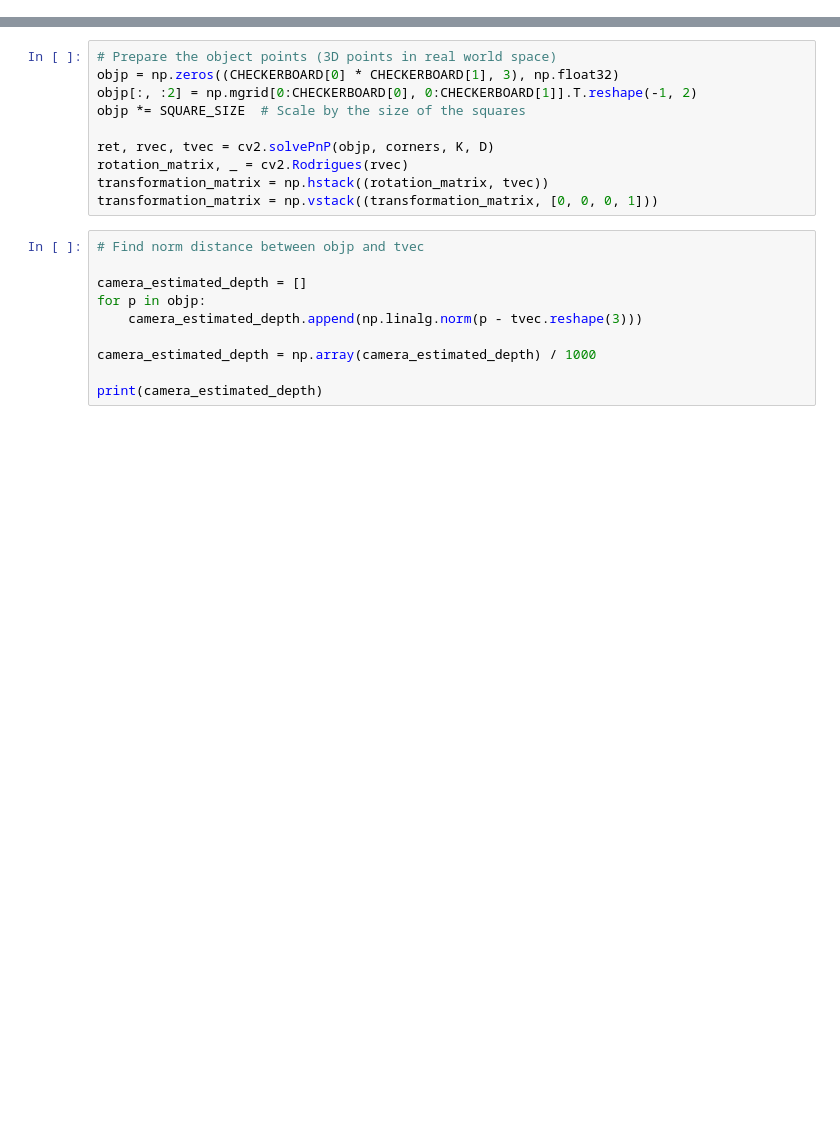
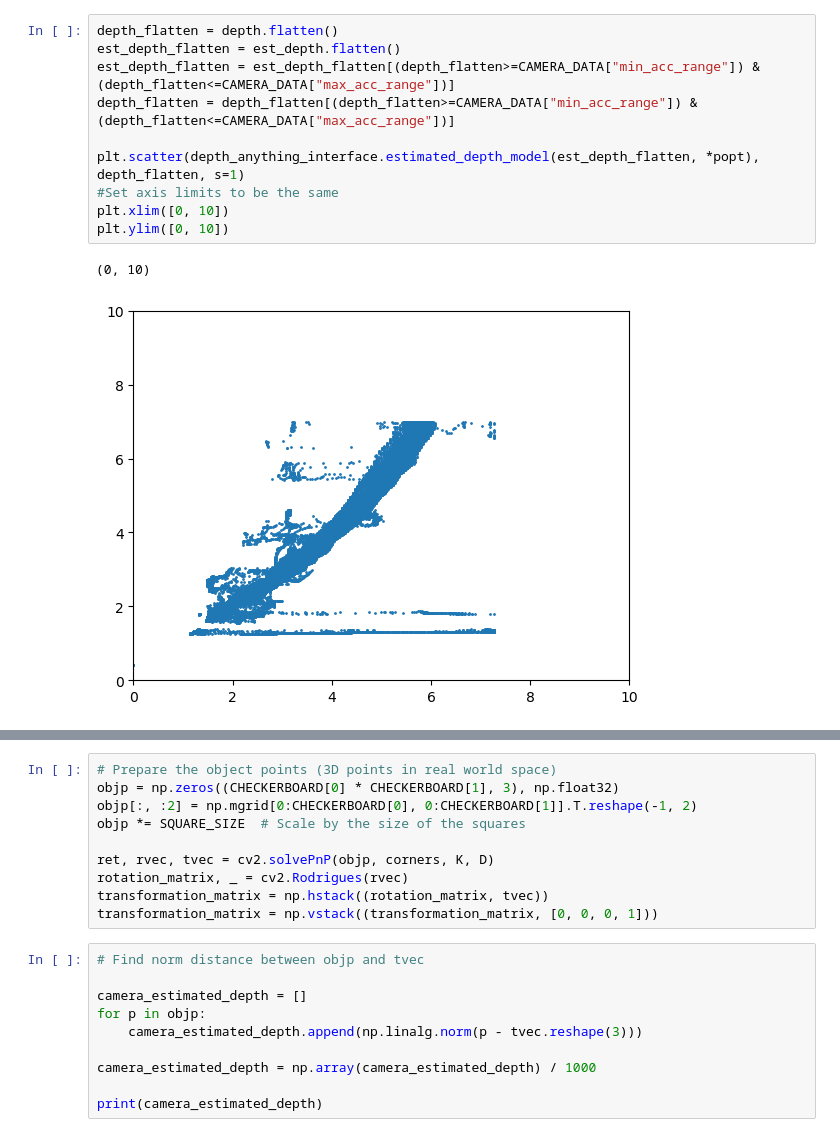
Before and after one commit to tauzn-clock/deep-stereo, a Jupyter notebook: scripts/evaluate_accuracy.ipynb, the cells around one changed output, grey strips where cells are left out. Drawn from its saved outputs; the diff is of its cells as text; blank space fills up the shorter version.

```diff
--- a/scripts/evaluate_accuracy.ipynb
+++ b/scripts/evaluate_accuracy.ipynb
@@ -72,3 +74,16 @@ R2: 0.96458908164629
+# %%
+depth_flatten = depth.flatten()
+est_depth_flatten = est_depth.flatten()
+est_depth_flatten = est_depth_flatten[(depth_flatten>=CAMERA_DATA["min_acc_range"]) & (depth_flatten<=CAMERA_DATA["max_acc_range"])]
+depth_flatten = depth_flatten[(depth_flatten>=CAMERA_DATA["min_acc_range"]) & (depth_flatten<=CAMERA_DATA["max_acc_range"])]
+
+plt.scatter(depth_anything_interface.estimated_depth_model(est_depth_flatten, *popt), depth_flatten, s=1)
+#Set axis limits to be the same
+plt.xlim([0, 10])
+plt.ylim([0, 10])
+# %% [output]
+(0, 10)
+[figure, added]
 # %%
 depth_flatten = depth.flatten()
 est_depth_flatten = est_depth.flatten()
```
Also changed, not shown: parts of 13 cells of this notebook.
